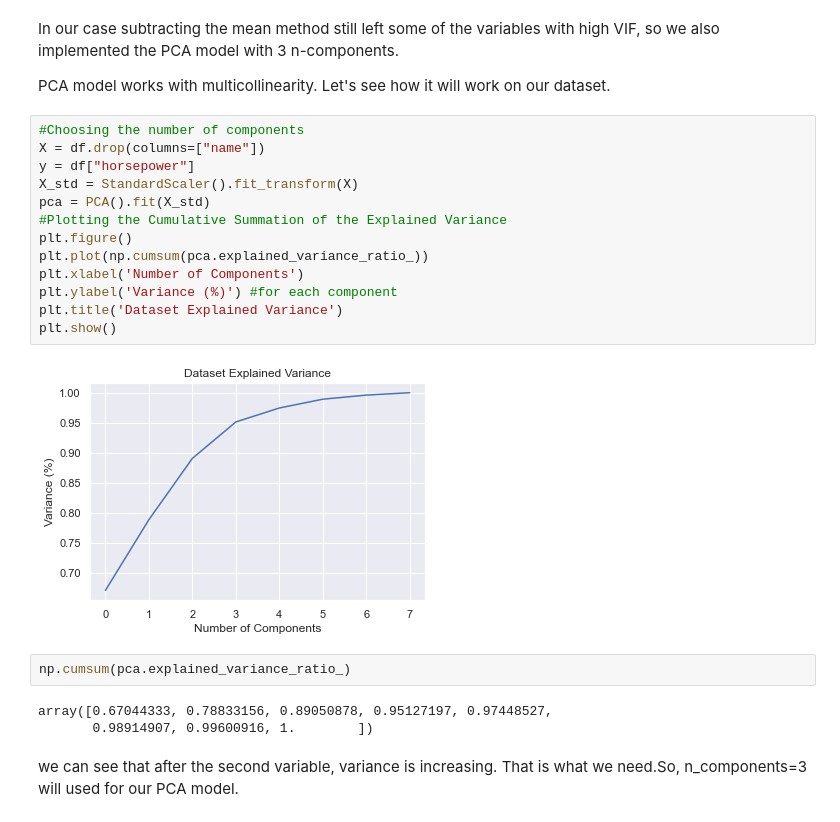
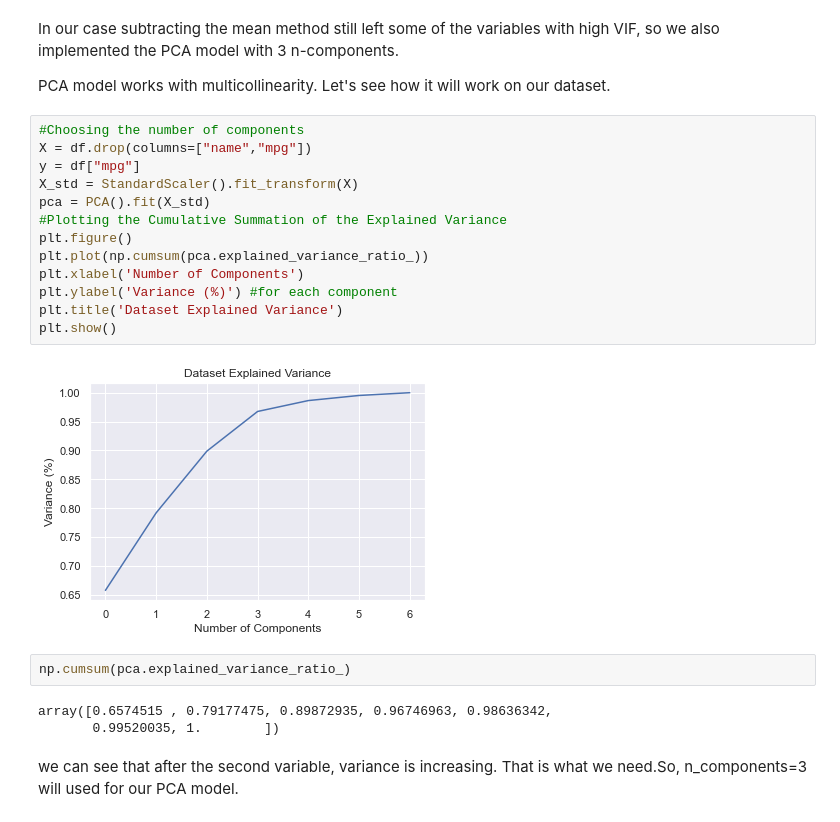
Before and after one commit to Baraa42/Elalami-Skakova-INM702-Coursework, a Jupyter notebook: Task2/multicollinearity.ipynb, the cells around one changed output. Cells and saved outputs as stored; diff of their text form.

```diff
--- a/Task2/multicollinearity.ipynb
+++ b/Task2/multicollinearity.ipynb
@@ -422,24 +406,24 @@ In our case subtracting the mean method still left some of the variables with hi
 PCA model works with multicollinearity. Let's see how it will work on our dataset.
 # %%
 #Choosing the number of components
-X = df.drop(columns=["name"])
-y = df["horsepower"]
+X = df.drop(columns=["name","mpg"])
+y = df["mpg"]
 X_std = StandardScaler().fit_transform(X)
 pca = PCA().fit(X_std)
 #Plotting the Cumulative Summation of the Explained Variance
 plt.figure()
 plt.plot(np.cumsum(pca.explained_variance_ratio_))
 plt.xlabel('Number of Components')
 plt.ylabel('Variance (%)') #for each component
 plt.title('Dataset Explained Variance')
 plt.show()
 # %% [output]
-[figure, old version]
+[figure, new version]
 # %%
 np.cumsum(pca.explained_variance_ratio_)
 # %% [output]
-array([0.67044333, 0.78833156, 0.89050878, 0.95127197, 0.97448527,
-       0.98914907, 0.99600916, 1.        ])
+array([0.6574515 , 0.79177475, 0.89872935, 0.96746963, 0.98636342,
+       0.99520035, 1.        ])
 # %% [markdown]
 we can see that after the second variable, variance is increasing. That is what we need.So, n_components=3 will used for our PCA model.
 # %%
```
Also changed, not shown: parts of 5 cells of this notebook.
